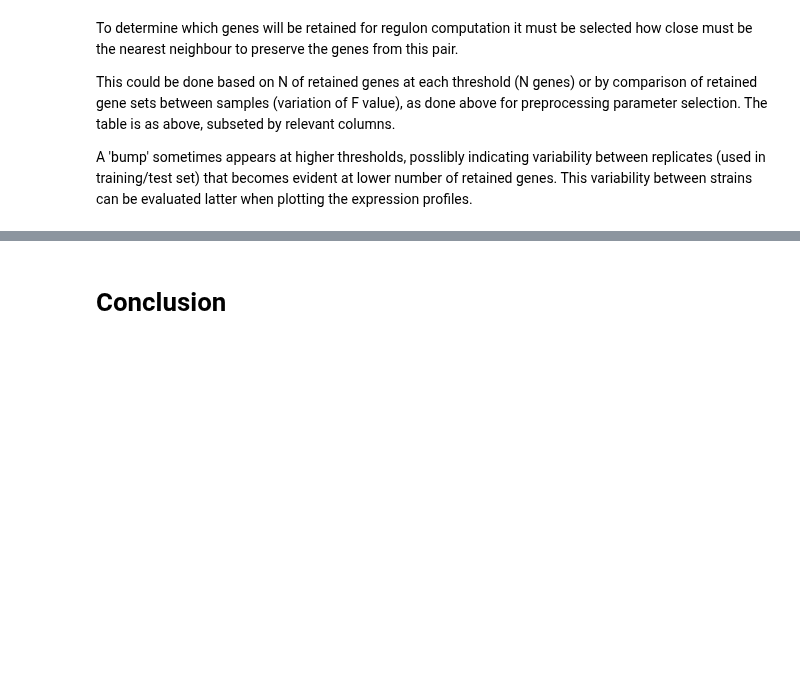
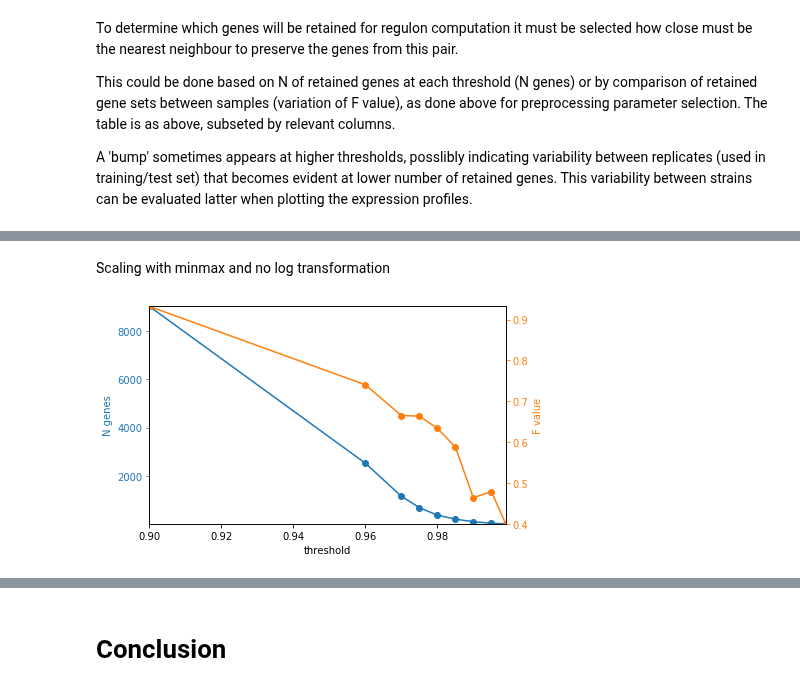
Before and after one commit to biolab/baylor-dicty, a Jupyter notebook: networks/gene_selection.ipynb, the cells around one changed output, grey strips where cells are left out. Saved outputs shown, nothing was run; the diff lists cells and outputs as text; code cells hidden in the pictures; blank space fills up the shorter version.

```diff
--- a/networks/gene_selection.ipynb
+++ b/networks/gene_selection.ipynb
@@ -171,0 +239,11 @@ summary.loc[:,['threshold','N genes','F value']]
+# %% [markdown]
+Scaling with minmax and no log transformation
+# %%
+summary_no_log=neighbour_calculator.plot_select_threshold(thresholds=[0.9,0.96,0.97,0.975,0.98,0.985,0.99,
+                                                                      0.995,0.999],
+                                                   filter_column='Replicate',
+                                                   filter_column_values_sub=subset1,
+                                                   filter_column_values_test=subset2,
+                                                   neighbours_n=2,use_log=False)
+# %% [output]
+[figure, added]
```
Also changed, not shown: parts of 29 cells of this notebook, 3 other files.
